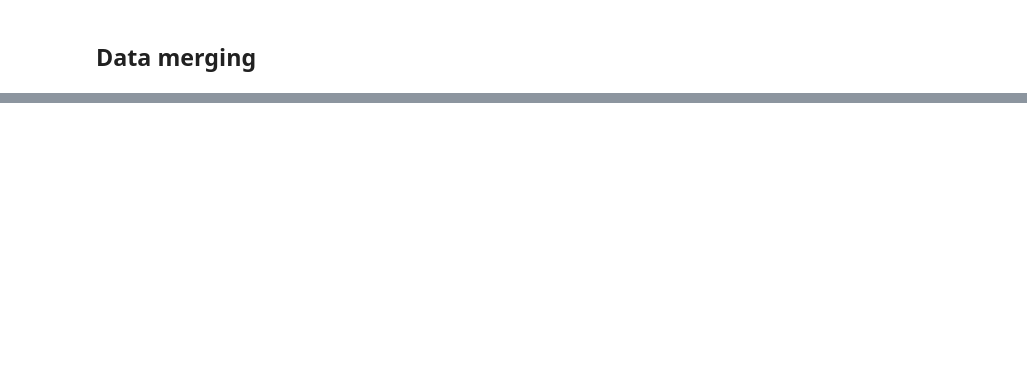
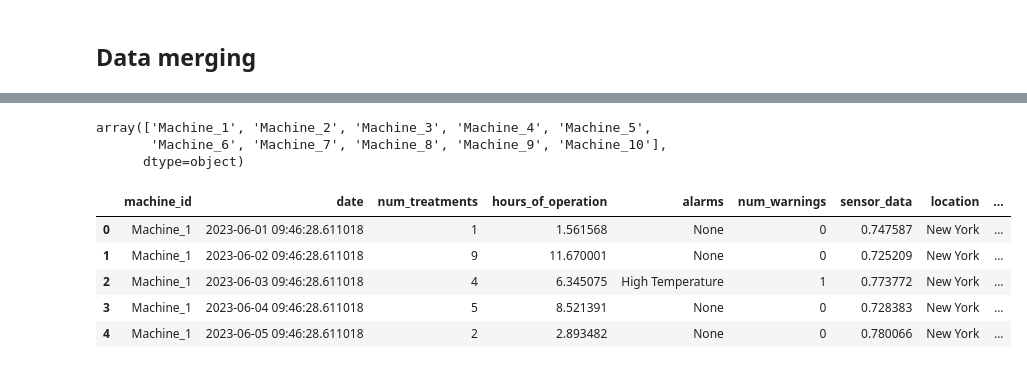
Before and after one commit to Simonmaignan/data-analysis-projects, a Jupyter notebook: projects/dialysis_machines/data-exploration.ipynb, the cells around one changed output, grey strips where cells are left out. Saved outputs shown, nothing was run; the diff lists cells and outputs as text; code cells hidden in the pictures; blank space fills up the shorter version.

Commit message:
Dialysis Machines data exploration DuckDB and pandas merge

```diff
--- a/projects/dialysis_machines/data-exploration.ipynb
+++ b/projects/dialysis_machines/data-exploration.ipynb
@@ -9,11 +9,11 @@ Load the local parquet files inside a Pandas `DataFrame`.
 # %%
 import pandas as pd
 
-df_machine_1 = pd.read_parquet("dataset/machine_data_1.parquet")
+df_machine_data_1 = pd.read_parquet("dataset/machine_data_1.parquet")
 print(
-    f"The machine 1 data set has {len(df_machine_1)} records with {df_machine_1.shape[1]} variables."
+    f"The machine 1 data set has {len(df_machine_data_1)} records with {df_machine_data_1.shape[1]} variables."
 )
-df_machine_1.head()
+df_machine_data_1.head()
 # %% [output]
 The machine 1 data set has 3832 records with 7 variables.
 |  | machine_id | date | num_treatments | hours_of_operation | alarms | num_warnings | sensor_data |
@@ -42,11 +54,11 @@ memory usage: 239.5+ KB
 # %% [markdown]
 ### Machine 2
 # %%
-df_machine_2 = pd.read_parquet("dataset/machine_data_2.parquet")
+df_machine_data_2 = pd.read_parquet("dataset/machine_data_2.parquet")
 print(
-    f"The machine 2 data set has {len(df_machine_2)} records with {df_machine_2.shape[1]} variables."
+    f"The machine 2 data set has {len(df_machine_data_2)} records with {df_machine_data_2.shape[1]} variables."
 )
-df_machine_2.head()
+df_machine_data_2.head()
 # %% [output]
 The machine 2 data set has 3832 records with 7 variables.
 |  | machine_id | date | num_treatments | hours_of_operation | alarms | num_warnings | sensor_data |
@@ -135,2 +233,5 @@ memory usage: 3.2+ KB
 # %% [markdown]
 ## Data merging
+# %%
+df_machine_data = pd.concat([df_machine_data_1, df_machine_data_2])
+df_machine_data.head()
@@ -136,0 +262,18 @@ memory usage: 3.2+ KB
+# %%
+df_machine_data["machine_id"].unique()
+# %% [output]
+array(['Machine_1', 'Machine_2', 'Machine_3', 'Machine_4', 'Machine_5',
+       'Machine_6', 'Machine_7', 'Machine_8', 'Machine_9', 'Machine_10'],
+      dtype=object)
+# %%
+df_machine_data_detailed = df_machine_data.merge(
+    df_machine_details, how="left", on="machine_id"
+)
+df_machine_data_detailed.head()
+# %% [output]
+|  | machine_id | date | num_treatments | hours_of_operation | alarms | num_warnings | sensor_data | location | ... |
+| 0 | Machine_1 | 2023-06-01 09:46:28.611018 | 1 | 1.561568 | None | 0 | 0.747587 | New York | ... |
+| 1 | Machine_1 | 2023-06-02 09:46:28.611018 | 9 | 11.670001 | None | 0 | 0.725209 | New York | ... |
+| 2 | Machine_1 | 2023-06-03 09:46:28.611018 | 4 | 6.345075 | High Temperature | 1 | 0.773772 | New York | ... |
+| 3 | Machine_1 | 2023-06-04 09:46:28.611018 | 5 | 8.521391 | None | 0 | 0.728383 | New York | ... |
+| 4 | Machine_1 | 2023-06-05 09:46:28.611018 | 2 | 2.893482 | None | 0 | 0.780066 | New York | ... |
```
Also changed, not shown: parts of 13 cells of this notebook.
